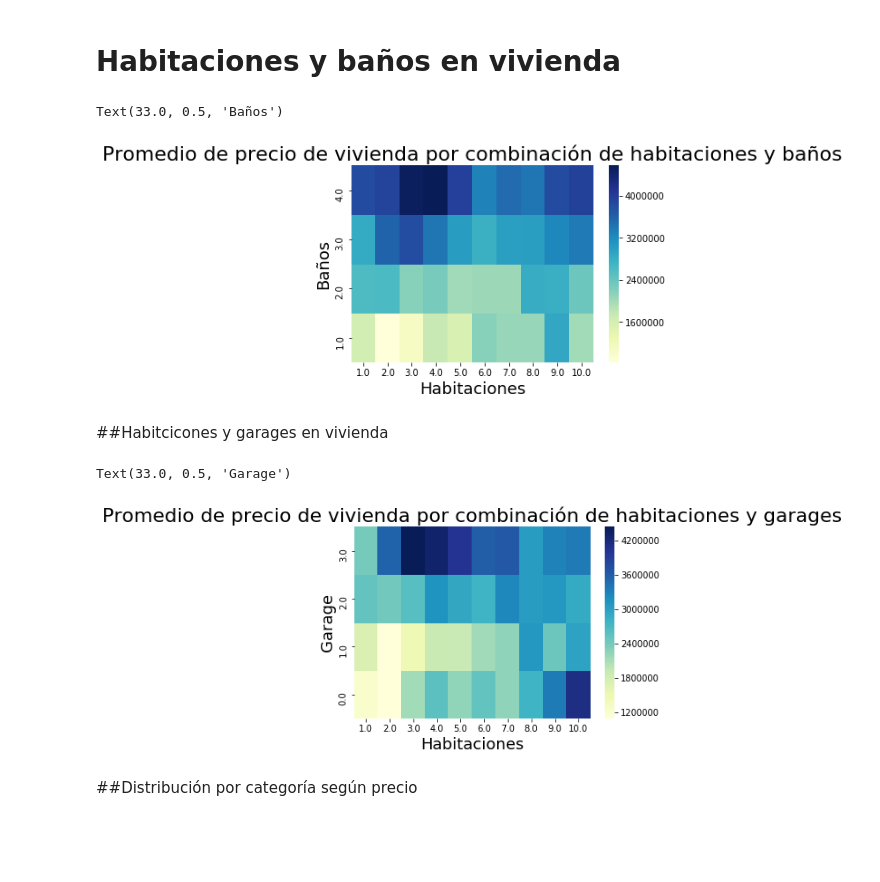
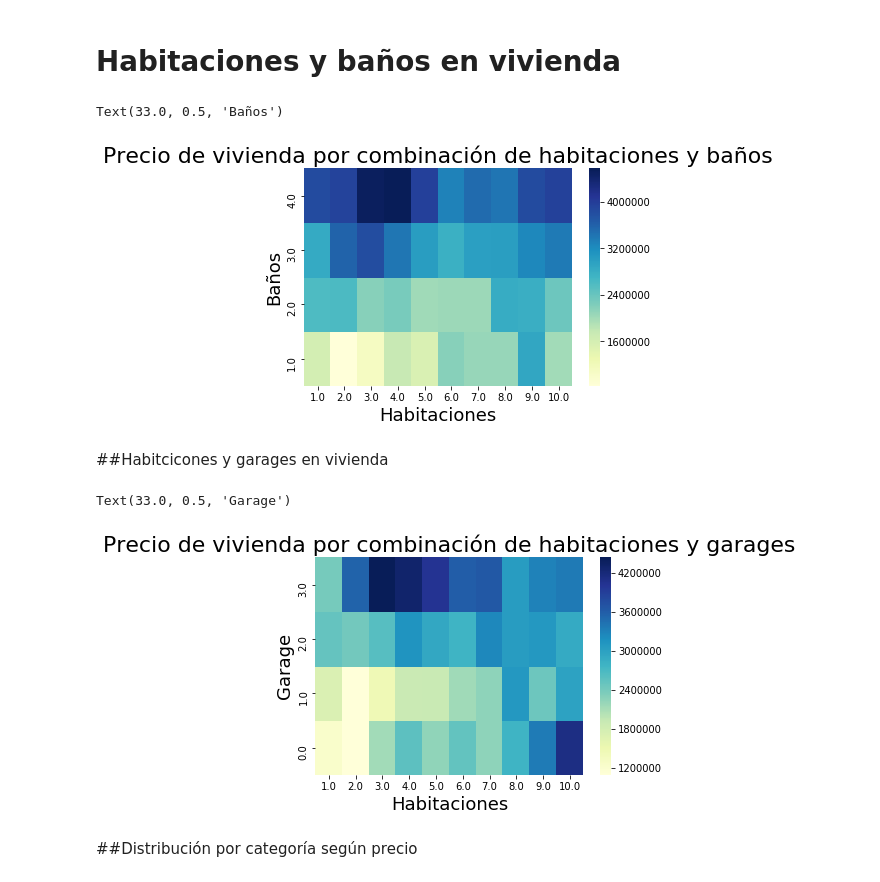
Before and after one commit to rozanecm/7506_2c2019_tp1, a Jupyter notebook: notebooks/analisis.ipynb, the cells around one changed output. Cells and saved outputs as stored; diff of their text form; code cells hidden in the pictures; blank space fills up the shorter version.

```diff
--- a/notebooks/analisis.ipynb
+++ b/notebooks/analisis.ipynb
@@ -39,27 +105,27 @@ data["categoria_padre"] = data["tipodepropiedad"].apply(lambda x: get_ancester_c
 # %%
 viviendas = data[data['categoria_padre'] == 'vivienda']
 #habitacionesbaños_for_heatmap = data[data['categoria_padre'] == 'vivienda'].pivot_table(index='banos', columns='habitaciones', values='precio', aggfunc='mean')
 habitacionesbaños_for_heatmap = viviendas.pivot_table(index='banos', columns='habitaciones', values='precio', aggfunc='mean')
 g = sb.heatmap(habitacionesbaños_for_heatmap,  cmap="YlGnBu")
 g.invert_yaxis()
-g.set_title("Promedio de precio de vivienda por combinación de habitaciones y baños", fontsize=22)
+g.set_title("Precio de vivienda por combinación de habitaciones y baños", fontsize=22)
 g.set_xlabel("Habitaciones",fontsize=18)
 g.set_ylabel("Baños", fontsize=18)
 # %% [output]
 Text(33.0, 0.5, 'Baños')
-[figure, old version]
+[figure, new version]
 # %% [markdown]
 ##Habitcicones y garages en vivienda
 # %%
 habitaciones_garages_for_heatmap = viviendas.pivot_table(index='garages', columns='habitaciones', values='precio', aggfunc='mean')
 g = sb.heatmap(habitaciones_garages_for_heatmap,  cmap="YlGnBu")
 g.invert_yaxis()
-g.set_title("Promedio de precio de vivienda por combinación de habitaciones y garages", fontsize=22)
+g.set_title("Precio de vivienda por combinación de habitaciones y garages", fontsize=22)
 g.set_xlabel("Habitaciones",fontsize=18)
 g.set_ylabel("Garage", fontsize=18)
 # %% [output]
 Text(33.0, 0.5, 'Garage')
-[figure, old version]
+[figure, new version]
 # %% [markdown]
 ##Distribución por categoría según precio
 # %%
```
Also changed, not shown: parts of 49 cells of this notebook.
